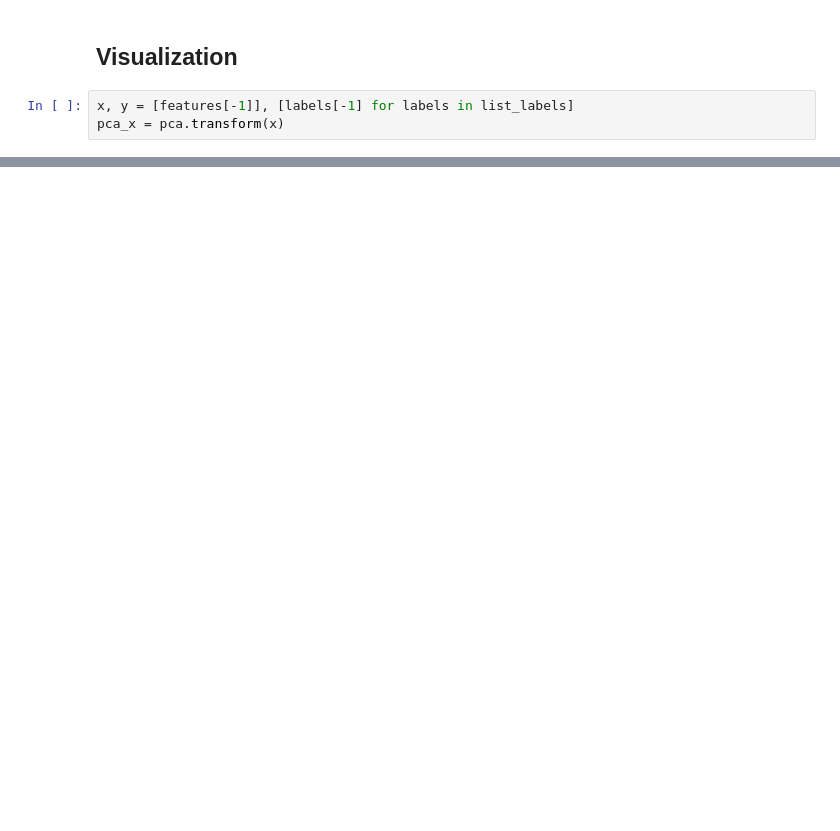
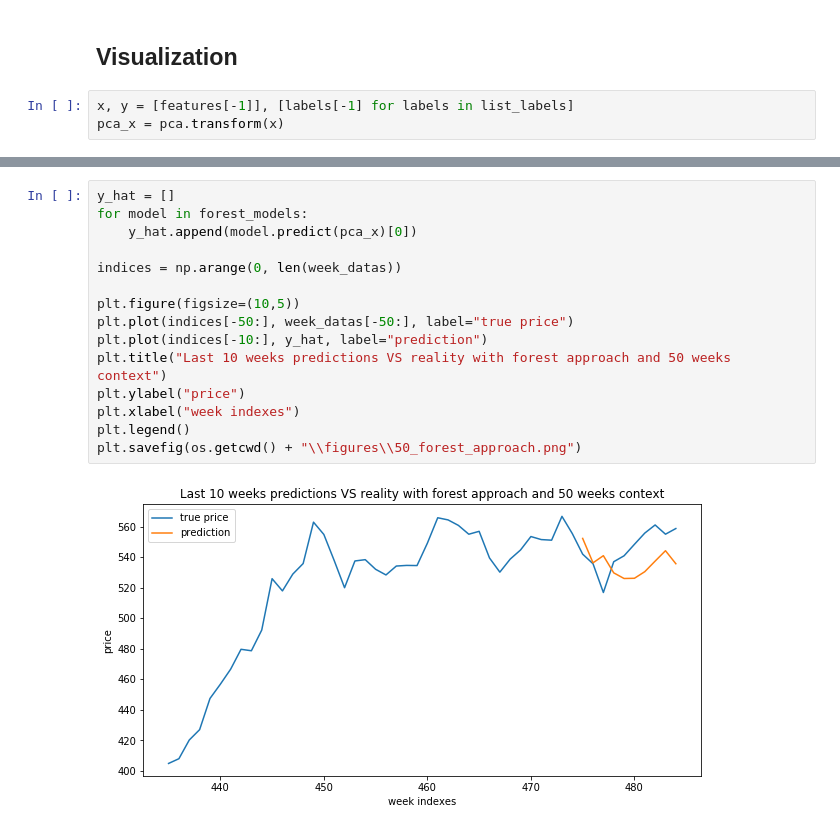
Before and after one commit to LouisTilloy/deepvu_project, a Jupyter notebook: classical_ML_approach.ipynb, the cells around one changed output, grey strips where cells are left out. Cells and saved outputs as stored; diff of their text form; blank space fills up the shorter version.

```diff
--- a/classical_ML_approach.ipynb
+++ b/classical_ML_approach.ipynb
@@ -253,0 +285,17 @@ plt.savefig(os.getcwd() + "\\figures\\forest_approach.png")
+# %%
+y_hat = []
+for model in forest_models:
+    y_hat.append(model.predict(pca_x)[0])
+
+indices = np.arange(0, len(week_datas))
+
+plt.figure(figsize=(10,5))
+plt.plot(indices[-50:], week_datas[-50:], label="true price")
+plt.plot(indices[-10:], y_hat, label="prediction")
+plt.title("Last 10 weeks predictions VS reality with forest approach and 50 weeks context")
+plt.ylabel("price")
+plt.xlabel("week indexes")
+plt.legend()
+plt.savefig(os.getcwd() + "\\figures\\50_forest_approach.png")
+# %% [output]
+[figure, added]
```
Also changed, not shown: parts of 8 cells of this notebook, 7 other files.
